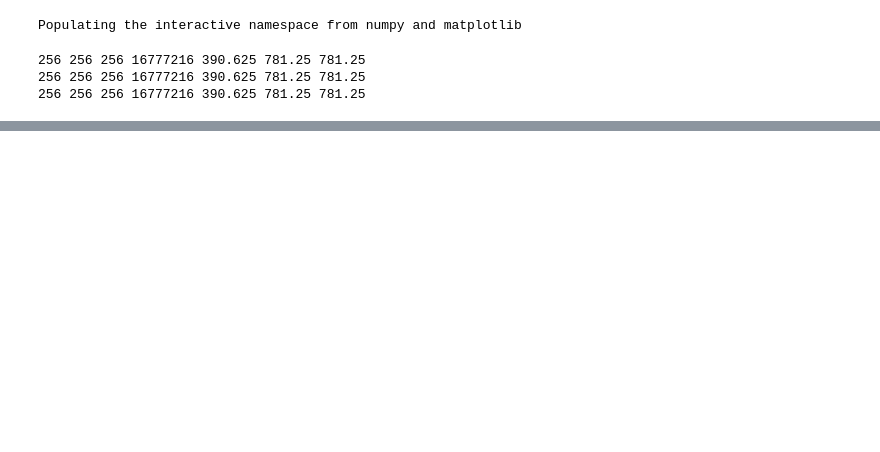
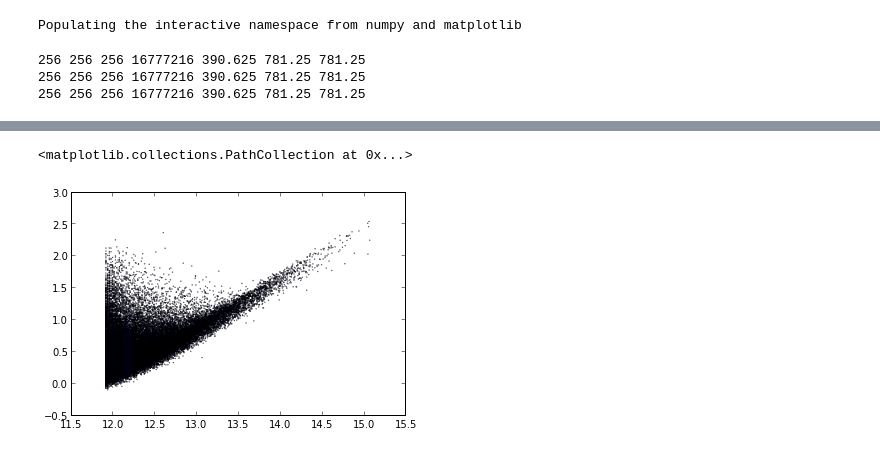
Before and after one commit to forero/LorentzComparisonProject, a Jupyter notebook: src/ExploreData.ipynb, the cells around one changed output, grey strips where cells are left out. Cells and saved outputs as stored; diff of their text form; code cells hidden in the pictures; blank space fills up the shorter version.

```diff
--- a/src/ExploreData.ipynb
+++ b/src/ExploreData.ipynb
@@ -82,0 +140,23 @@ imshow(log10(trace[120,:,:]+1.0))
+# %%
+n_halos = size(pos_x)
+fof_trace = ones(n_halos)
+fof_env = ones(n_halos)
+fof_lambda1 = ones(n_halos)
+fof_lambda2 = ones(n_halos)
+fof_lambda3 = ones(n_halos)
+for i in range(n_halos):
+    ix = pos_x[i]/delta_x
+    iy = pos_y[i]/delta_x
+    iz = pos_z[i]/delta_x
+    fof_trace[i] = trace[ix,iy,iz]
+    fof_lambda1[i] = lambda1[ix,iy,iz]
+    fof_lambda2[i] = lambda2[ix,iy,iz]
+    fof_lambda3[i] = lambda3[ix,iy,iz]
+    fof_env[i] = grid_env[ix,iy,iz]
+
+#fof_env = get_environment(fof_lambda1, fof_lambda2, fof_lambda3,lambda_th=0.3)
+# %%
+scatter(log10(mass), log10(fof_trace+1.0),s=0.1)
+# %% [output]
+<matplotlib.collections.PathCollection at 0x...>
+[figure, added]
```
Also changed, not shown: parts of 14 cells of this notebook.
